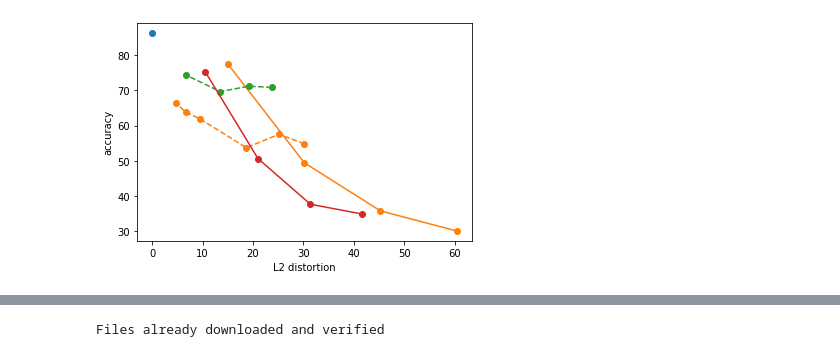
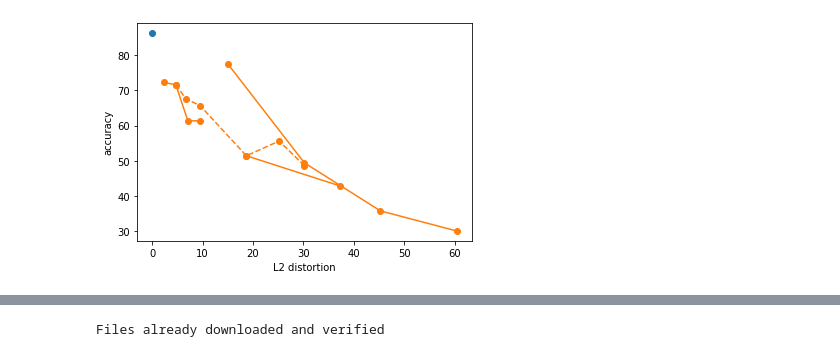
Before and after one commit to hehaodele/self_supervised, a Jupyter notebook: identity_mask.ipynb, the cells around one changed output, grey strips where cells are left out. Cells and saved outputs as stored; diff of their text form; code cells hidden in the pictures.

```diff
--- a/identity_mask.ipynb
+++ b/identity_mask.ipynb
@@ -34,45 +34,57 @@ dis = [x[-2] for x in tab]
 # plt.show()
 
 fig, ax = plt.subplots(1,1)
 
 ax.set_xlabel('L2 distortion')
 ax.set_ylabel('accuracy')
 
 """
 Baseline
 """
 dis = [0]
 acc = [86.3]
 ax.plot(dis, acc, 'o',color='C0')
 
 """
 Strip HV change power
 """
 dis = [60.4,45.3,30.2,15.1]
 acc = [30,35.7,49.4,77.4]
 ax.plot(dis, acc, 'o-',color='C1')
-
+dis = [9.4,7.1,4.7,2.4]
+acc = [61.4,61.3,71.6,72.3]
+ax.plot(dis, acc, 'o-',color='C1')
+dis = [18.7,37.3]
+acc = [51.4,42.8]
+ax.plot(dis, acc, 'o-',color='C1')
 """
 Strip HV change length
 """
 dis = [30.2,25.2,18.7,9.5,6.7,4.7]
-acc = [54.77,57.55,53.7,61.9,63.8,66.4]
+acc = [48.6,55.6,51.4,65.7,67.6,71.6]
 ax.plot(dis, acc, 'o--',color='C1')
 
-"""
-Strip V change length
-"""
-dis = [23.7,19.2,13.5,6.7]
-acc = [70.9,71.2,69.7,74.4]
-ax.plot(dis, acc, 'o--',color='C2')
+# """
+# Strip V change length
+# """
+# dis = [23.7,19.2,13.5,6.7]
+# acc = [70.9,71.2,69.7,74.4]
+# ax.plot(dis, acc, 'o--',color='C2')
 
-"""
-Block change power
-"""
-dis = [41.7,31.4,21,10.5]
-acc = [34.8,37.6,50.6,75.4]
-ax.plot(dis, acc, 'o-',color='C3')
+# """
+# Strip H change length
+# """
+# dis = [23.4,19.2,13.3,6.6]
+# acc = [79.5,77.9,69.7,72.6]
+# ax.plot(dis, acc, 'o--',color='C4')
+
+# """
+# Block change power
+# """
+# dis = [41.7,31.4,21,10.5]
+# acc = [34.8,37.6,50.6,75.4]
+# ax.plot(dis, acc, 'o-',color='C3')
 
 plt.show()
 # %% [output]
-[figure, old version]
+[figure, new version]
```
Also changed, not shown: parts of 3 cells of this notebook, 2 other files.
